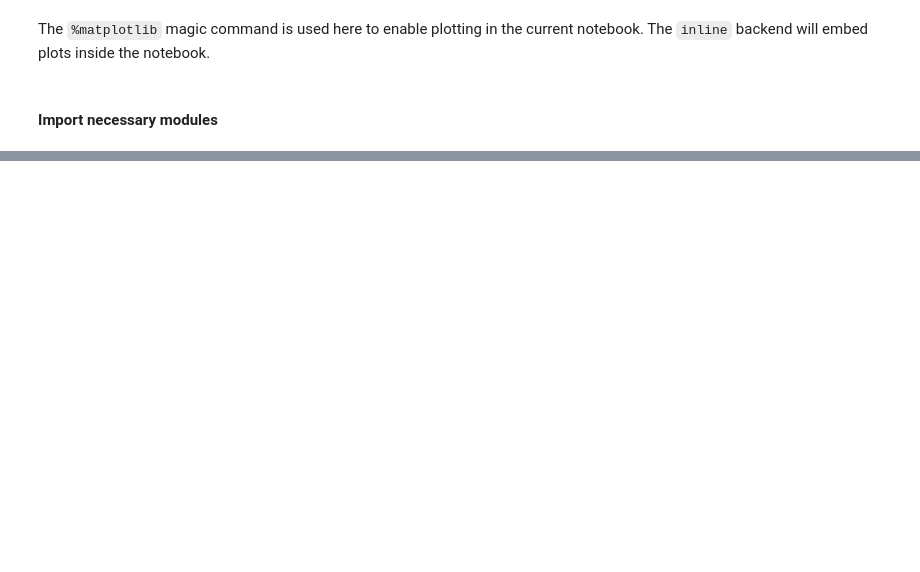
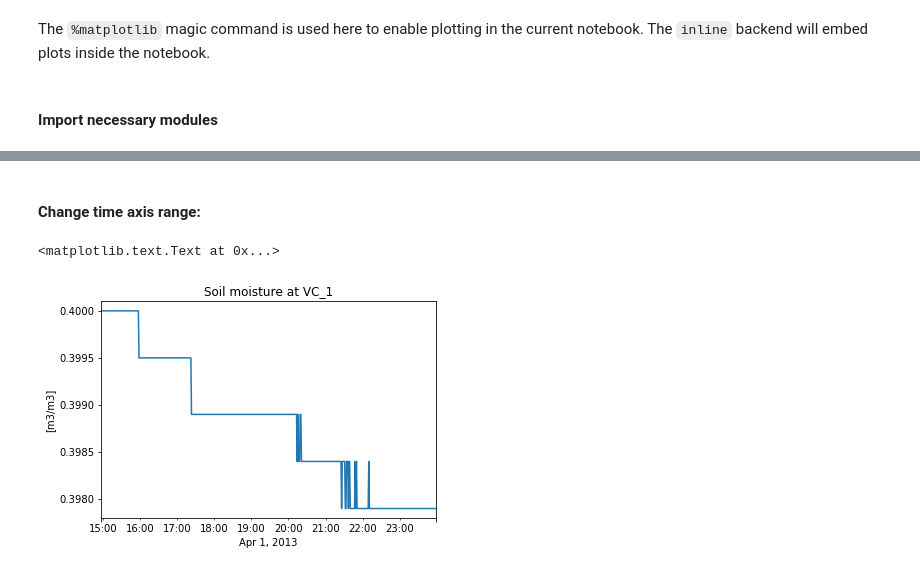
Before and after one commit to XiaogangHe/Princeton-CEE306, a Jupyter notebook: Assignment-05/PyScripts/Assignment-05.ipynb, the cells around one changed output, grey strips where cells are left out. Cells and saved outputs as stored; diff of their text form; code cells hidden in the pictures; blank space fills up the shorter version.

```diff
--- a/Assignment-05/PyScripts/Assignment-05.ipynb
+++ b/Assignment-05/PyScripts/Assignment-05.ipynb
@@ -204,0 +74,11 @@ plt.suptitle('');
+# %% [markdown]
+#### Change time axis range:
+# %%
+df2_sel = df2.loc['2013-4-1']    ### Only select Apr 1st
+df2_sel['VC_1'].plot()
+plt.title('Soil moisture at VC_1')
+plt.xlabel('Apr 1, 2013')
+plt.ylabel('[m3/m3]')
+# %% [output]
+<matplotlib.text.Text at 0x...>
+[figure, added]
```
Also changed, not shown: parts of 38 cells of this notebook.
